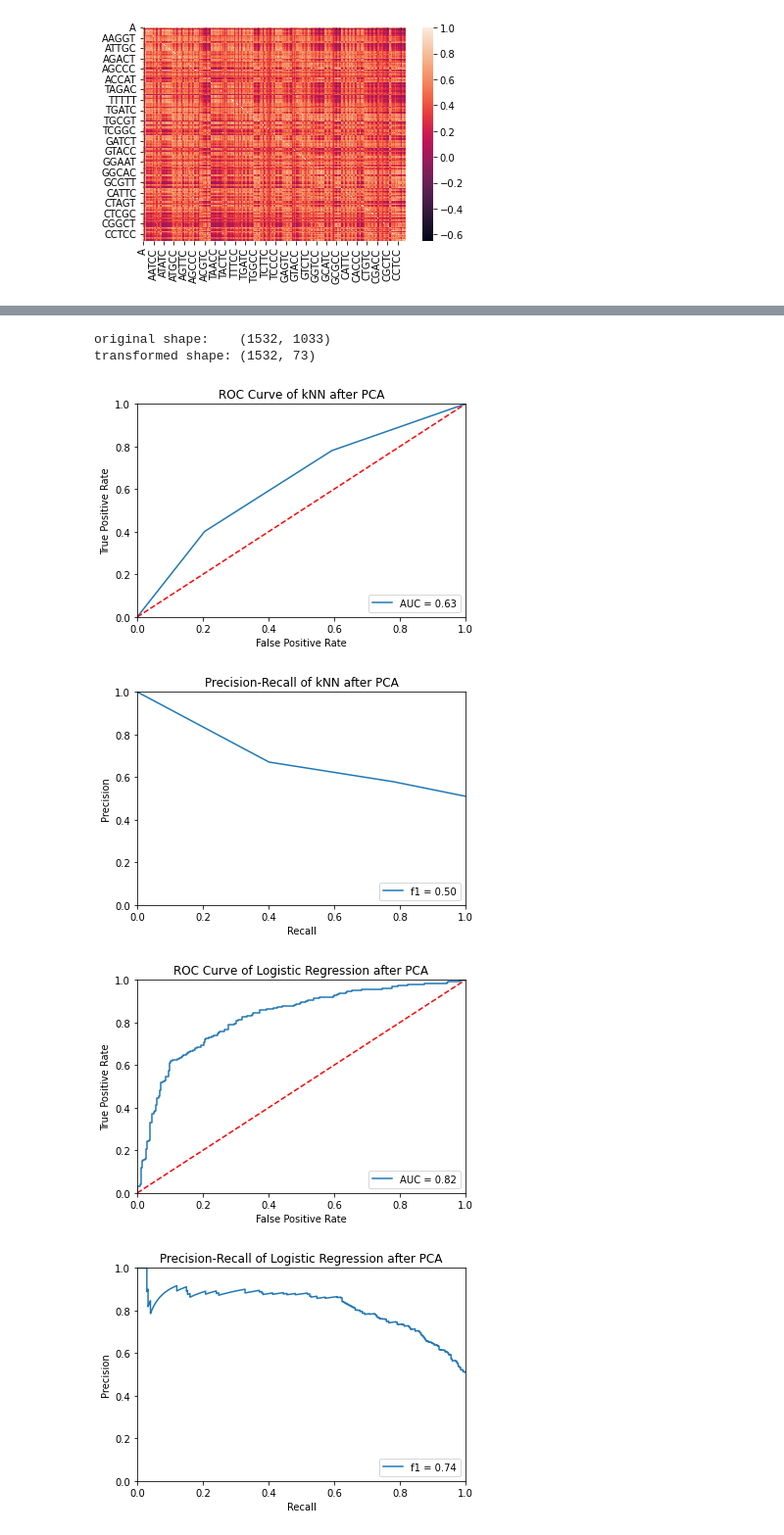
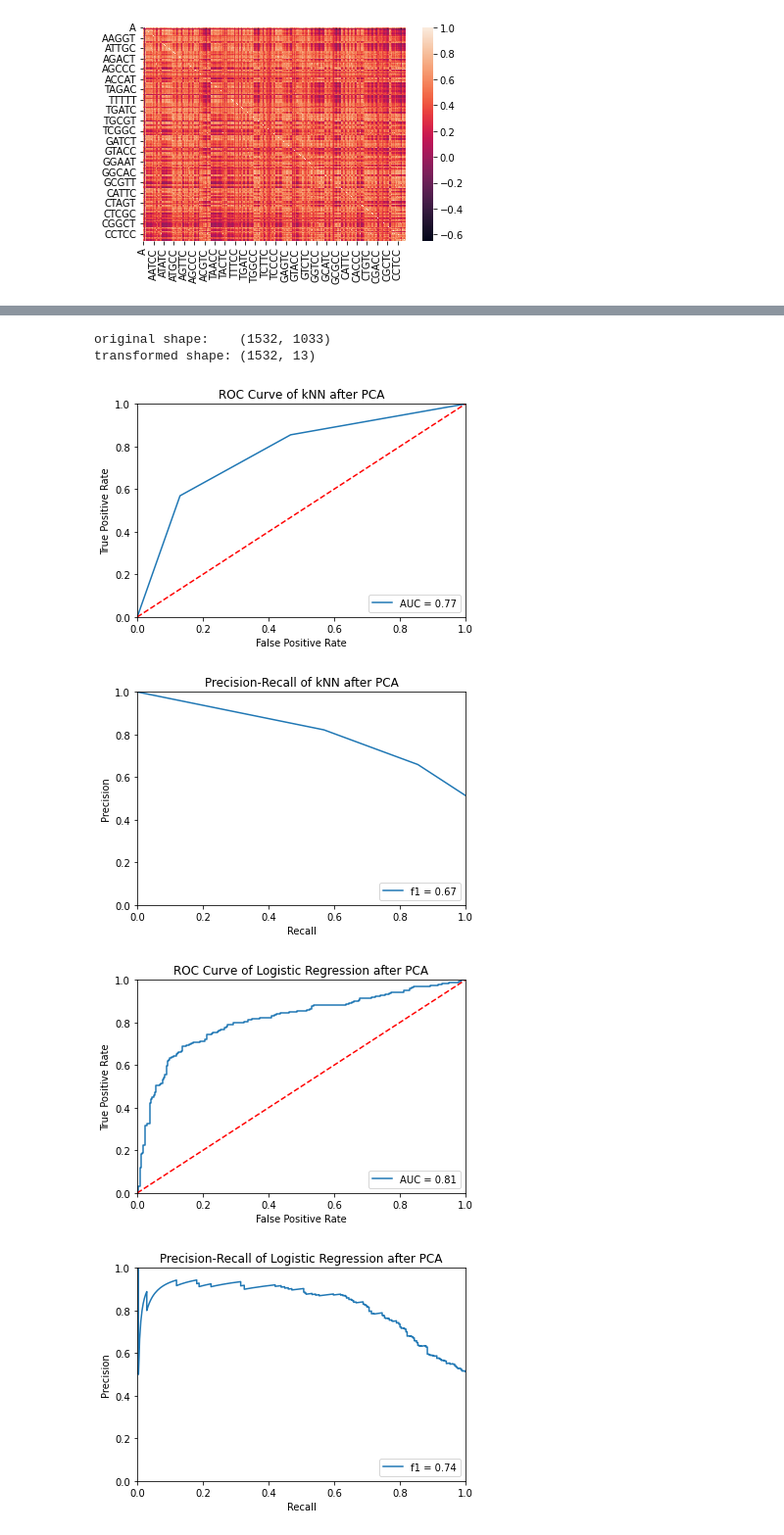
Before and after one commit to 777moneymaker/ml-proj, a Jupyter notebook: project.ipynb, the cells around one changed output, grey strips where cells are left out. Shown: that part at 98% size. Cells and saved outputs as stored; diff of their text form; code cells hidden in the pictures.

```diff
--- a/project.ipynb
+++ b/project.ipynb
@@ -318,7 +337,7 @@ X = final[["A", "T", "G", "C", "gc", "skew", "shannon", "melting_temp", "molecul
 # Receptor 1, Ligand 0
 Y = final["type"].transform(lambda x: 1 if x == "RECEPTOR" else 0)
 
-pca = PCA(n_components=9 + 64)
+pca = PCA(n_components=9 + 4)
 pca.fit(X)
 X_pca = pca.transform(X)
 
@@ -326,7 +345,7 @@ print("original shape:   ", X.shape)
 print("transformed shape:", X_pca.shape)
 
 
-X_train, X_test, Y_train, Y_test = train_test_split(X, Y, test_size = 0.35)
+X_train, X_test, Y_train, Y_test = train_test_split(X_pca, Y, test_size = 0.35)
 
 
 model = KNeighborsClassifier(2)
@@ -396,35 +415,35 @@ plt.show()
 model = VWClassifier()
 model.fit(X_train, Y_train)
     # predict model
 probs = model.predict_proba(X_test)[:, 1]
 
 fpr, tpr, threshold = roc_curve(Y_test, probs)
 precision, recall, threshold = precision_recall_curve(Y_test, probs)
 roc_auc = auc(fpr, tpr)
 f1 = f1_score(Y_test, predictions)
 
 plt.plot(fpr, tpr, label = 'AUC = %0.2f' % roc_auc)
 plt.legend(loc = 'lower right')
 plt.plot([0, 1], [0, 1],'r--')
 plt.xlim([0, 1])
 plt.ylim([0, 1])
 plt.ylabel('True Positive Rate')
 plt.xlabel('False Positive Rate')
 plt.title('ROC Curve of VowpalWabbit after PCA')
 plt.show()
 
 plt.plot(recall, precision, label = 'f1 = %0.2f' % f1)
 plt.legend(loc = 'lower right')
 plt.xlim([0, 1])
 plt.ylim([0, 1])
 plt.ylabel('Precision')
 plt.xlabel('Recall')
 plt.title('Precision-Recall of VowpalWabbit after PCA')
 plt.show()
 # %% [output]
 original shape:    (1532, 1033)
-transformed shape: (1532, 73)
+transformed shape: (1532, 13)
-[figure, old version]
+[figure, new version]
-[figure, old version]
+[figure, new version]
-[figure, old version]
+[figure, new version]
-[figure, old version]
+[figure, new version]
```
Also changed, not shown: parts of 10 cells of this notebook.
